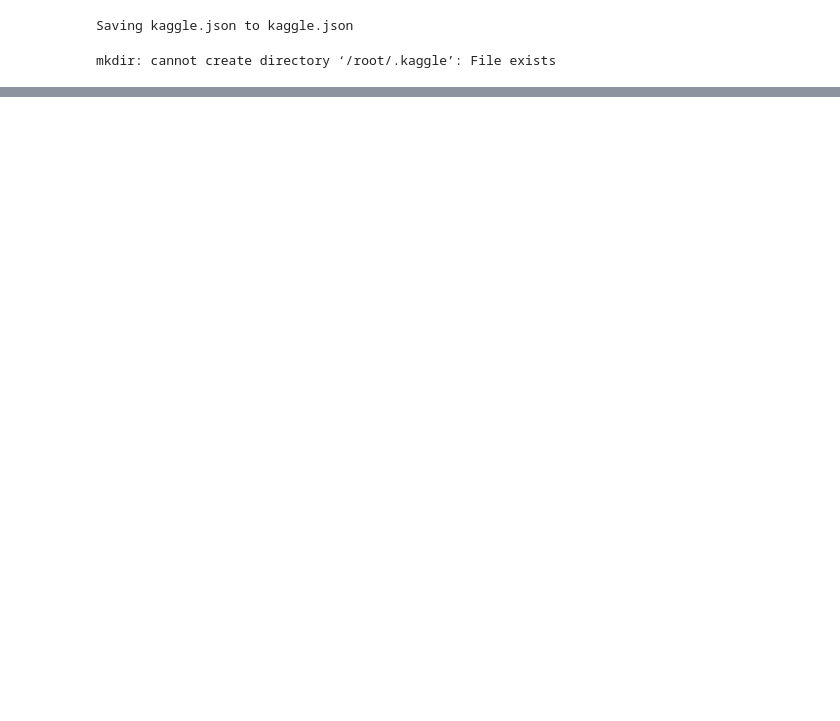
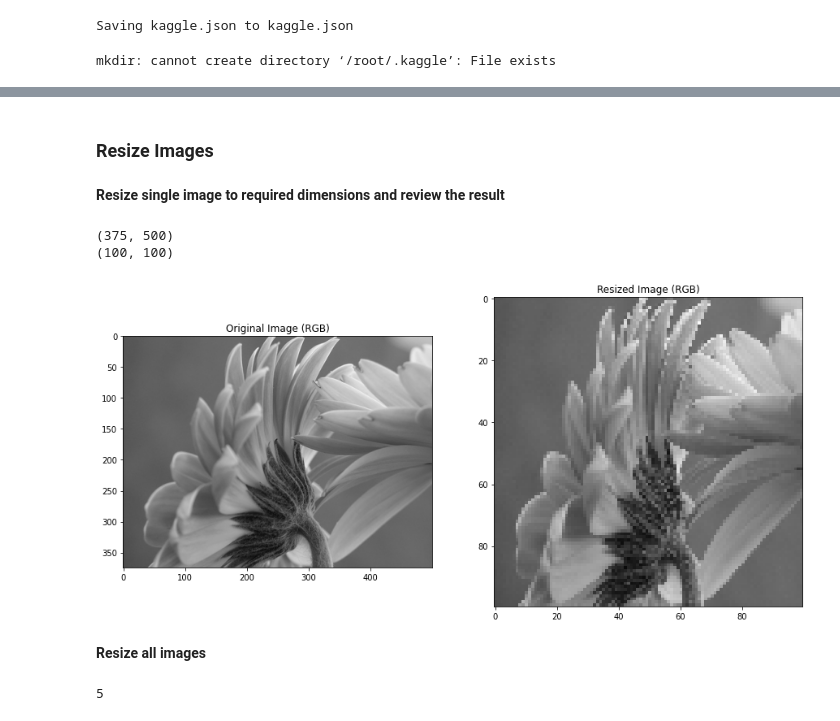
Before and after one commit to uzair-suria/piaic-dl-assignments, a Jupyter notebook: multi-classification-flowers/piaic_flowers_recognition_multi_class.ipynb, the cells around one changed output, grey strips where cells are left out. Drawn from its saved outputs; the diff is of its cells as text; code cells hidden in the pictures; blank space fills up the shorter version.

```diff
--- a/multi-classification-flowers/piaic_flowers_recognition_multi_class.ipynb
+++ b/multi-classification-flowers/piaic_flowers_recognition_multi_class.ipynb
@@ -60,0 +215,27 @@ Downloading flowers-recognition.zip to /content
+# %% [markdown]
+### Resize Images
+# %% [markdown]
+**Resize single image to required dimensions and review the result**
+# %%
+img_width, img_height = 100, 100
+
+sample_img = images_gs[0][206]
+print(sample_img.shape)
+resized_sample = cv2.resize(sample_img, (img_width, img_height), interpolation=cv2.INTER_CUBIC)
+print(resized_sample.shape)
+plt.figure(figsize=(15, 15))
+plt.subplot(1, 2, 1)
+plt.title('Original Image (RGB)')
+plt.imshow(cv2RGB(sample_img))
+plt.grid(False)
+plt.subplot(1, 2, 2)
+plt.title('Resized Image (RGB)')
+plt.imshow(cv2RGB(resized_sample))
+plt.grid(False)
+plt.show()
+# %% [output]
+(375, 500)
+(100, 100)
+[figure, added]
+# %% [markdown]
+**Resize all images**
@@ -60,0 +246,4 @@ Downloading flowers-recognition.zip to /content
+# %%
+len(resized_images)
+# %% [output]
+5
```
Also changed, not shown: parts of 70 cells of this notebook.
